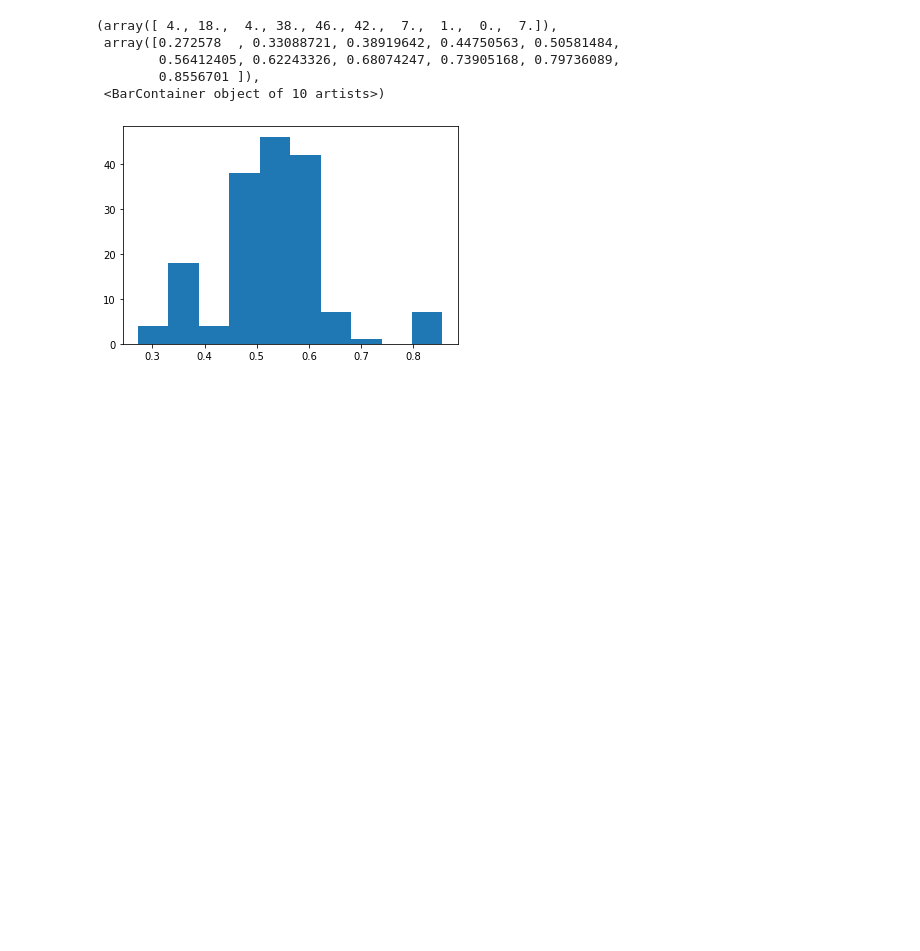
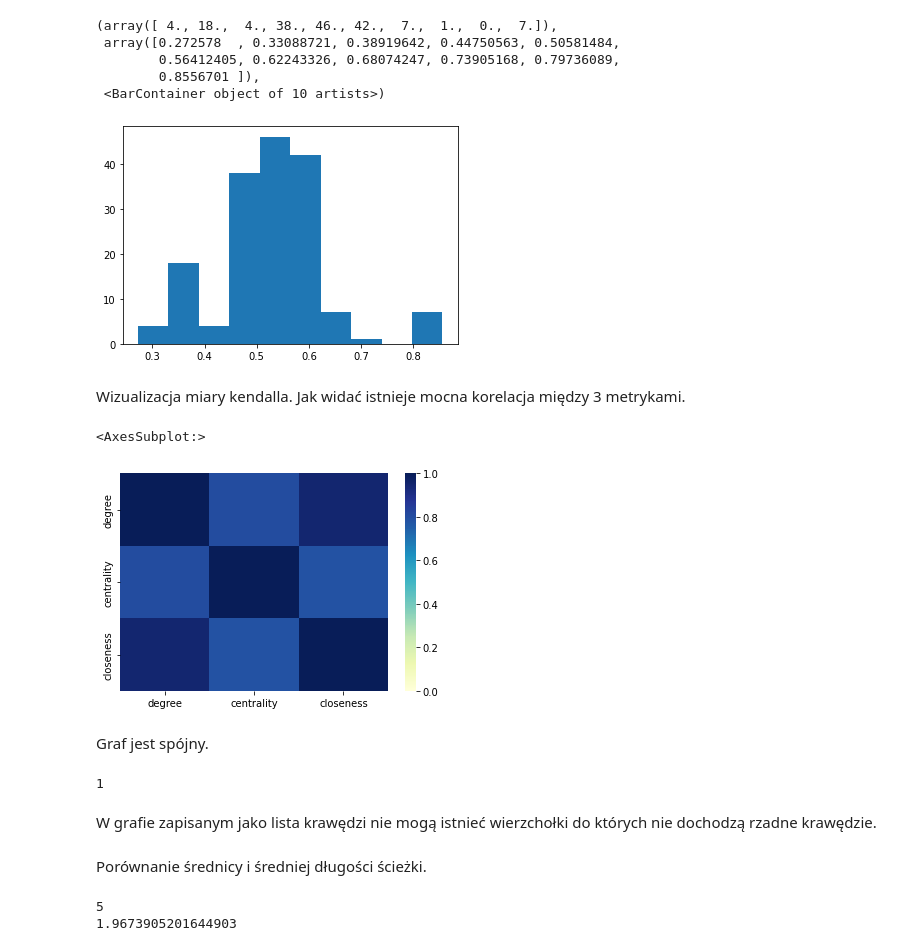
Before and after one commit to ProtossLuigi/studia-mag, a Jupyter notebook: sieci/lab2/zad1.ipynb, the cells around one changed output. Drawn from its saved outputs; the diff is of its cells as text; code cells hidden in the pictures; blank space fills up the shorter version.

```diff
--- a/sieci/lab2/zad1.ipynb
+++ b/sieci/lab2/zad1.ipynb
@@ -109,0 +140,29 @@ df2 =
+# %%
+import numpy as np
+values = np.array([list(dict(G.degree).values()), list(nx.betweenness_centrality(G).values()), list(nx.closeness_centrality(G).values())]).T
+df2 = pd.DataFrame(values, columns=['degree', 'centrality', 'closeness'])
+# %% [markdown]
+Wizualizacja miary kendalla. Jak widać istnieje mocna korelacja między 3 metrykami.
+# %%
+import seaborn as sb
+corr = df2.corr(method='kendall')
+sb.heatmap(corr, cmap='YlGnBu', vmin=0., vmax=1.)
+# %% [output]
+<AxesSubplot:>
+[figure, added]
+# %% [markdown]
+Graf jest spójny.
+# %%
+nx.number_connected_components(G)
+# %% [output]
+1
+# %% [markdown]
+W grafie zapisanym jako lista krawędzi nie mogą istnieć wierzchołki do których nie dochodzą rzadne krawędzie.
+# %% [markdown]
+Porównanie średnicy i średniej długości ścieżki.
+# %%
+print(nx.diameter(G))
+print(nx.average_shortest_path_length(G))
+# %% [output]
+5
+1.9673905201644903
```
Also changed, not shown: parts of 34 cells of this notebook, 20 other files.
